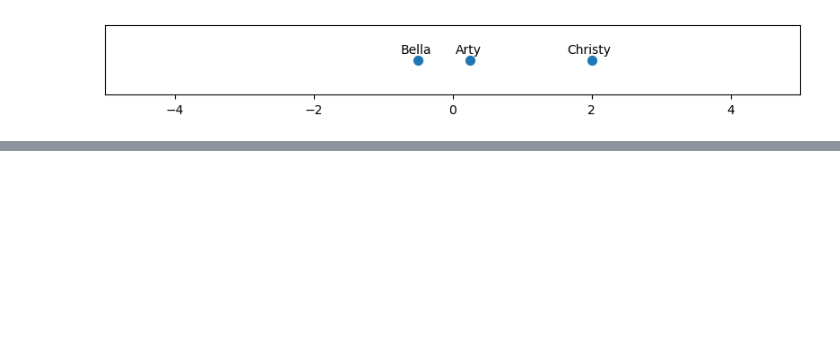
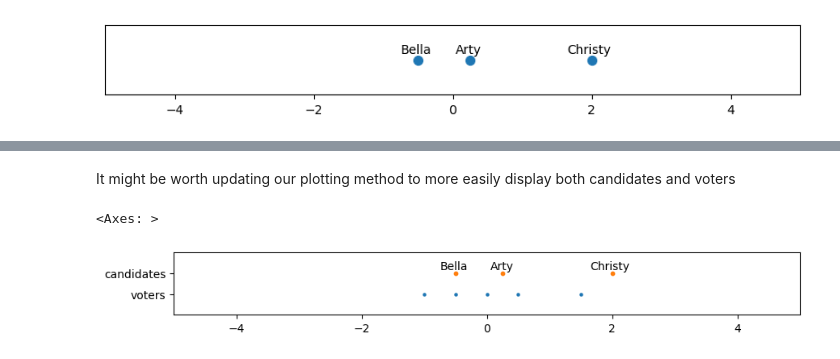
Before and after one commit to rvtayal/votingSim, a Jupyter notebook: quickstart.ipynb, the cells around one changed output, grey strips where cells are left out. Drawn from its saved outputs; the diff is of its cells as text; code cells hidden in the pictures; blank space fills up the shorter version.

```diff
--- a/quickstart.ipynb
+++ b/quickstart.ipynb
@@ -106,0 +111,35 @@ In a classic election (America style) that means our citizen votes for the close
+# %% [markdown]
+It might be worth updating our plotting method to more easily display both candidates and voters
+# %%
+def number_line_plot_2(values1, values2, **kwargs):
+    # values1 is candidates
+    # values2 is voters
+    # who knows if this was the best way to make this happen
+
+    fig, ax = plt.subplots()
+    dot_size = kwargs['dot_size'] if 'dot_size' in kwargs.keys() else [10,5]
+    x_lim = kwargs['x_lim'] if 'x_lim' in kwargs.keys() else [-5,5]
+    text_labels = kwargs['text_labels'] if 'text_labels' in kwargs.keys() else None
+    text_size = kwargs['text_size'] if 'text_size' in kwargs.keys() else 10
+
+    plt.scatter(np.array(values2), np.zeros(values2.shape), s=dot_size[1])
+    plt.scatter(np.array(values1), np.ones(values1.shape), s=dot_size[0])
+
+    fig.set_figheight(1)
+    fig.set_figwidth(10)
+    ax.set_xlim(x_lim)
+    ax.set_ylim([-1,2])
+    # ax.get_yaxis().set_visible(False)
+    ax.set_yticks([0,1])
+    ax.set_yticklabels(['voters', 'candidates'])
+
+    # For now only setup labels for candidates
+    if text_labels is not None and values1.size==len(text_labels):
+        for i, label in enumerate(text_labels):
+            ax.annotate(label, (values1[i]-(len(label) * 0.05), 1.2), fontsize=text_size)
+    return ax
+
+number_line_plot_2(np.array(list(candidates.values())), voters, text_labels=candidates.keys())
+# %% [output]
+<Axes: >
+[figure, added]
```
Also changed, not shown: parts of 14 cells of this notebook.
